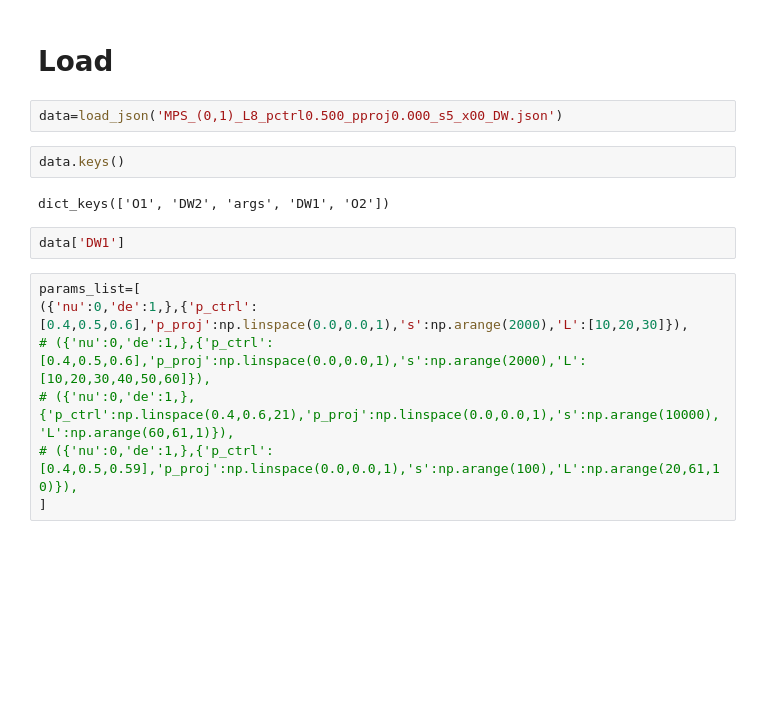
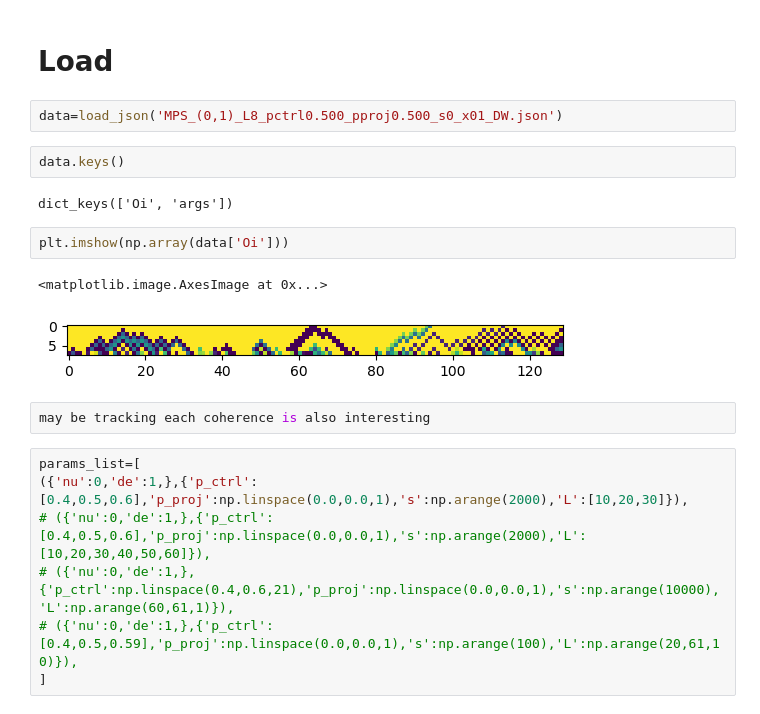
Before and after one commit to youtao1999/CT_MPS, a Jupyter notebook: FM_DW_T.ipynb, the cells around one changed output. Drawn from its saved outputs; the diff is of its cells as text; blank space fills up the shorter version.

```diff
--- a/FM_DW_T.ipynb
+++ b/FM_DW_T.ipynb
@@ -29,13 +29,18 @@ from diffusion_utils import *
 # %% [markdown]
 # Load
 # %%
-data=load_json('MPS_(0,1)_L8_pctrl0.500_pproj0.000_s5_x00_DW.json')
+data=load_json('MPS_(0,1)_L8_pctrl0.500_pproj0.500_s0_x01_DW.json')
 # %%
 data.keys()
 # %% [output]
-dict_keys(['O1', 'DW2', 'args', 'DW1', 'O2'])
+dict_keys(['Oi', 'args'])
-# %%
-data['DW1']
+# %%
+plt.imshow(np.array(data['Oi']))
+# %% [output]
+<matplotlib.image.AxesImage at 0x...>
+[figure, added]
+# %%
+may be tracking each coherence is also interesting
 # %%
 params_list=[
 ({'nu':0,'de':1,},{'p_ctrl':[0.4,0.5,0.6],'p_proj':np.linspace(0.0,0.0,1),'s':np.arange(2000),'L':[10,20,30]}),
```
Also changed, not shown: parts of 7 cells of this notebook, 1 other file.
